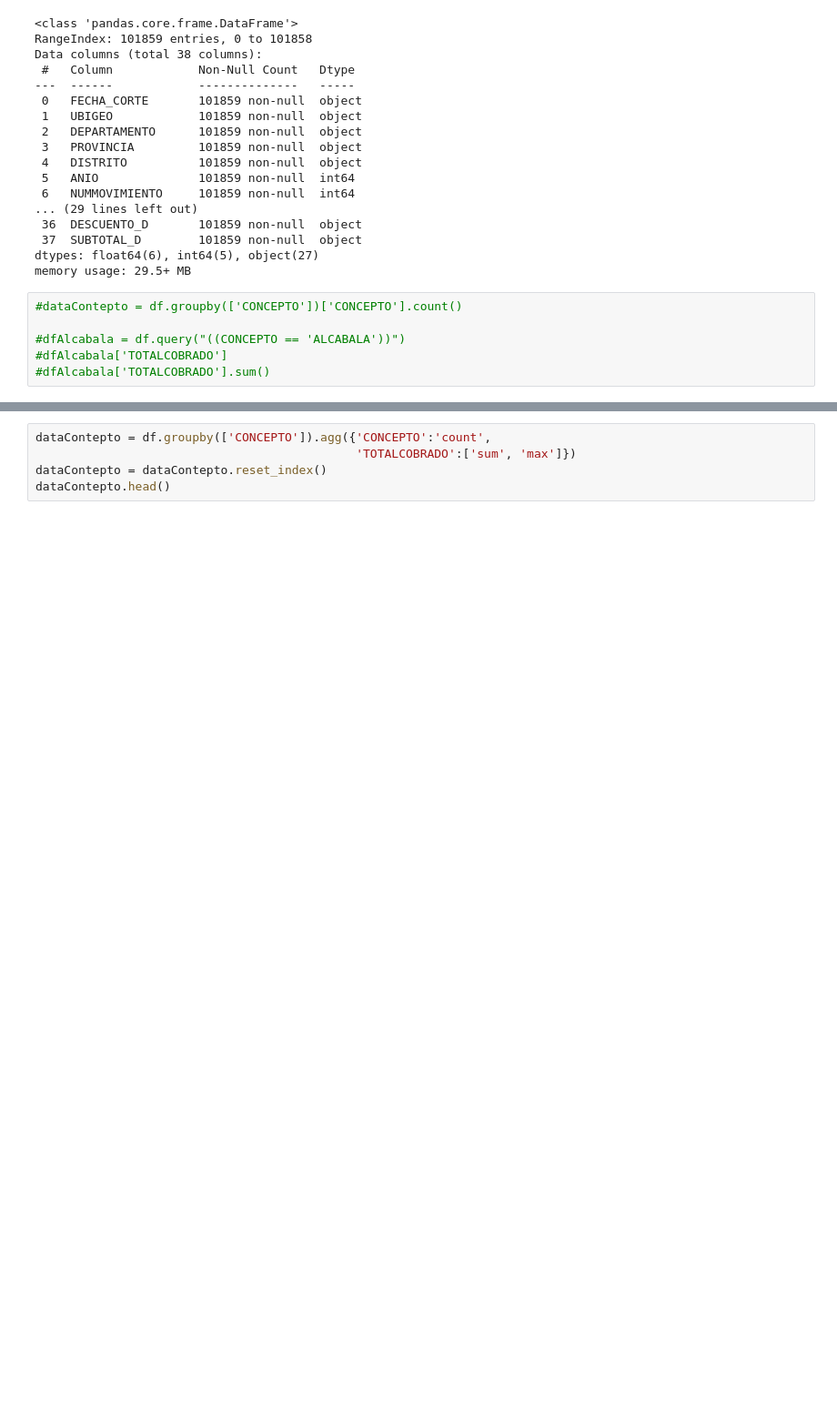
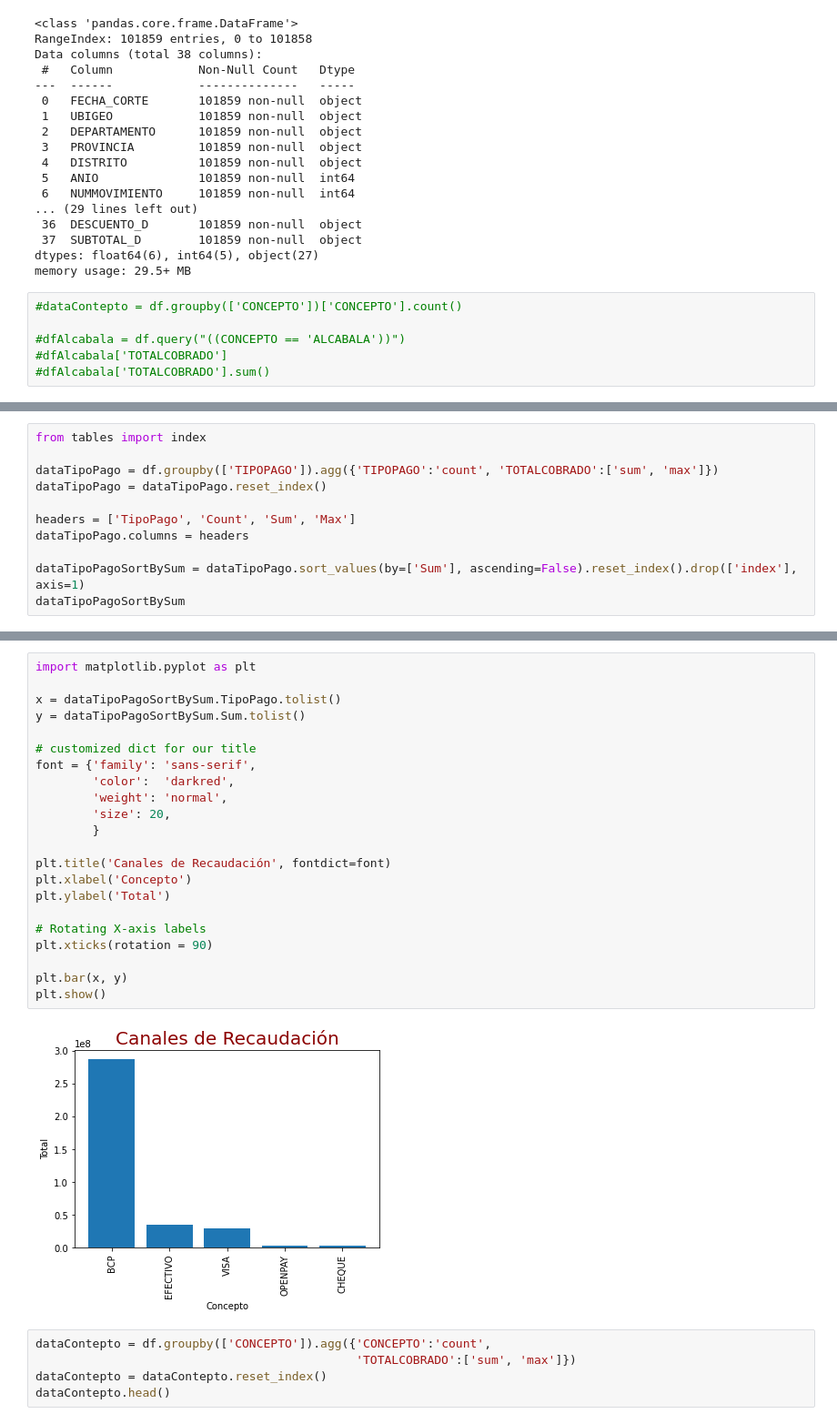
Before and after one commit to CVilaNet/RecaudacionMDP2022, a Jupyter notebook: RecaudacionMDP.ipynb, the cells around one changed output, grey strips where cells are left out. Shown at 91% size. Saved outputs shown, nothing was run; the diff lists cells and outputs as text; blank space fills up the shorter version.

```diff
--- a/RecaudacionMDP.ipynb
+++ b/RecaudacionMDP.ipynb
@@ -89,0 +100,11 @@ memory usage: 29.5+ MB
+# %%
+from tables import index
+
+dataTipoPago = df.groupby(['TIPOPAGO']).agg({'TIPOPAGO':'count', 'TOTALCOBRADO':['sum', 'max']})
+dataTipoPago = dataTipoPago.reset_index()
+
+headers = ['TipoPago', 'Count', 'Sum', 'Max']
+dataTipoPago.columns = headers
+
+dataTipoPagoSortBySum = dataTipoPago.sort_values(by=['Sum'], ascending=False).reset_index().drop(['index'], axis=1)
+dataTipoPagoSortBySum
@@ -90,3 +118,27 @@ memory usage: 29.5+ MB
+# %%
+import matplotlib.pyplot as plt
+
+x = dataTipoPagoSortBySum.TipoPago.tolist()
+y = dataTipoPagoSortBySum.Sum.tolist()
+
+# customized dict for our title
+font = {'family': 'sans-serif',
+        'color':  'darkred',
+        'weight': 'normal',
+        'size': 20,
+        }
+
+plt.title('Canales de Recaudación', fontdict=font)
+plt.xlabel('Concepto')
+plt.ylabel('Total')
+
+# Rotating X-axis labels
+plt.xticks(rotation = 90)
+
+plt.bar(x, y)
+plt.show()
+# %% [output]
+[figure, added]
 # %%
 dataContepto = df.groupby(['CONCEPTO']).agg({'CONCEPTO':'count',
                                              'TOTALCOBRADO':['sum', 'max']})
```
Also changed, not shown: parts of 23 cells of this notebook.
